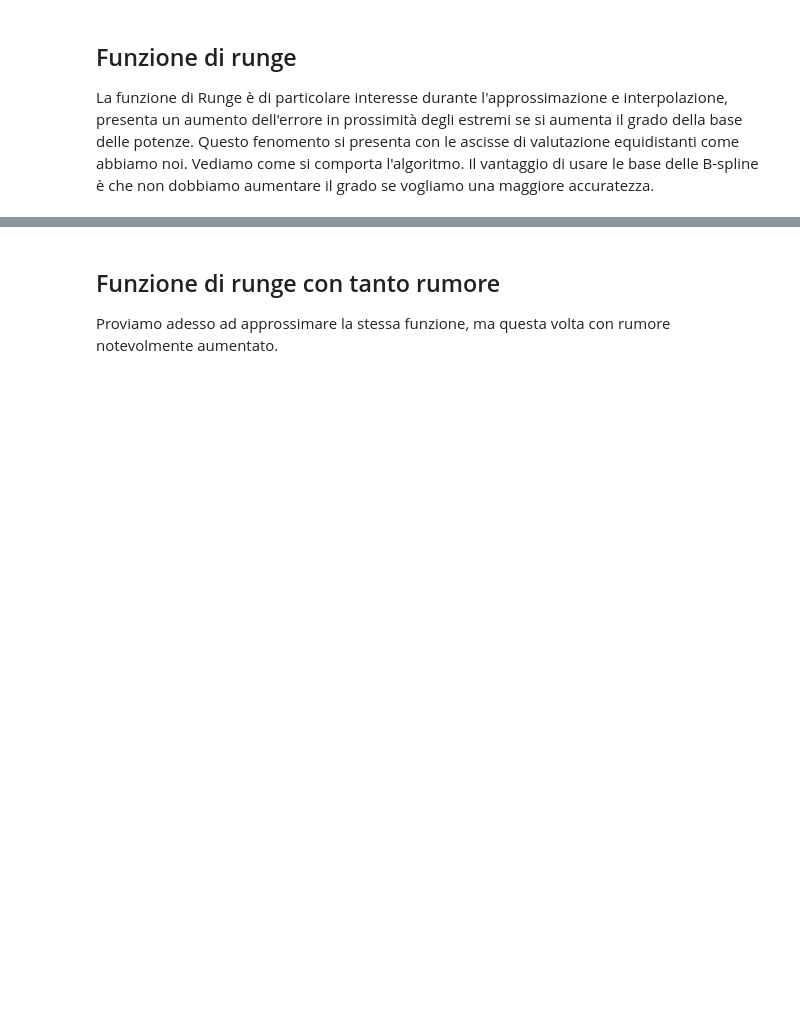
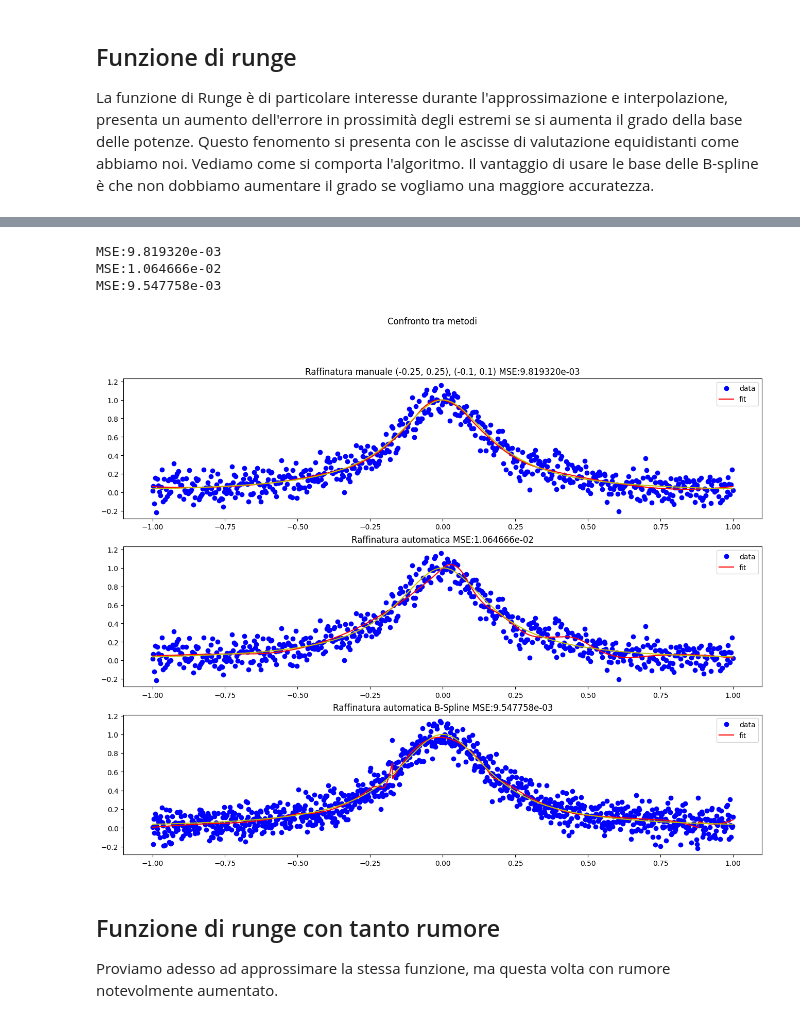
Before and after one commit to cMancio00/B-Spline, a Jupyter notebook: esempi.ipynb, the cells around one changed output, grey strips where cells are left out. Drawn from its saved outputs; the diff is of its cells as text; code cells hidden in the pictures; blank space fills up the shorter version.

```diff
--- a/esempi.ipynb
+++ b/esempi.ipynb
@@ -336,3 +332,69 @@ AttributeError: 'matrix' object has no attribute 'get_collocation_matrix'
+# %%
+base_hb  = B_Spline(
+    knots=np.linspace(-1,1,10+1),
+    order=3
+)
+
+np.random.seed(1304)
+samples = np.shape(base_hb.compute_base().get_collocation_matrix())[1]
+#Addesso le B-Spline sono state calcolate e possiamo dichiarare le HB-Spline
+hb_a = HB_Spline(base_hb)
+hb_b = HB_Spline(base_hb)
+#Generazione dati per la funzione di runge (Dimensione per le HB-Spline)
+x = np.linspace(-1, 1, samples)
+y_true = runge_function(x)
+y = y_true + np.random.normal(0, 0.1, len(x))
+data_hb = np.matrix([x, y]).T
+
+b = Model(
+base=hb_b,
+data=data_hb
+)
+b.fit().iterative_refine()
+
+a = Model(
+base=hb_a,
+data=data_hb
+)
+a.fit().refine((-0.25,0.25)).refine((-0.1,0.1))
+
+
+#Base B-Spline
+base  = B_Spline(
+    knots= [-1,-1,-1,-0.75,-0.5,-0.25,0,0.25,0.5,0.75,1,1,1],
+    order=3
+)
+samples = np.shape(base.compute_base().get_collocation_matrix())[1]
+x = np.linspace(-1, 1, samples)
+y_true = runge_function(x)
+y = y_true + np.random.normal(0, 0.1, len(x))
+data = np.matrix([x, y]).T
+
+c = Model(
+    base=base,
+    data=data
+).fit().iterative_refine()
+
+fig, ax = plt.subplots(3, 1, figsize=(16,12))
+a.plot(ax[0])
+ax[0].plot(x, y_true, "y-", label="real")
+ax[0].set_title("Raffinatura manuale (-0.25, 0.25), (-0.1, 0.1)"+" MSE:"+"{:e}".format(a.mse))
+
+b.plot(ax[1])
+ax[1].plot(x, y_true, "y-", label="real")
+ax[1].set_title("Raffinatura automatica"+" MSE:"+"{:e}".format(b.mse))
+
+c.plot(ax[2])
+ax[2].plot(x, y_true, "y-", label="real")
+ax[2].set_title("Raffinatura automatica B-Spline"+" MSE:"+"{:e}".format(c.mse))
+
+plt.suptitle("Confronto tra metodi")
+plt.show()
+# %% [output]
+MSE:9.819320e-03
+MSE:1.064666e-02
+MSE:9.547758e-03
+[figure, added]
 # %% [markdown]
 ## Funzione di runge con tanto rumore
 Proviamo adesso ad approssimare la stessa funzione, ma questa volta con rumore notevolmente aumentato.
```
Also changed, not shown: parts of 19 cells of this notebook, 1 other file.
